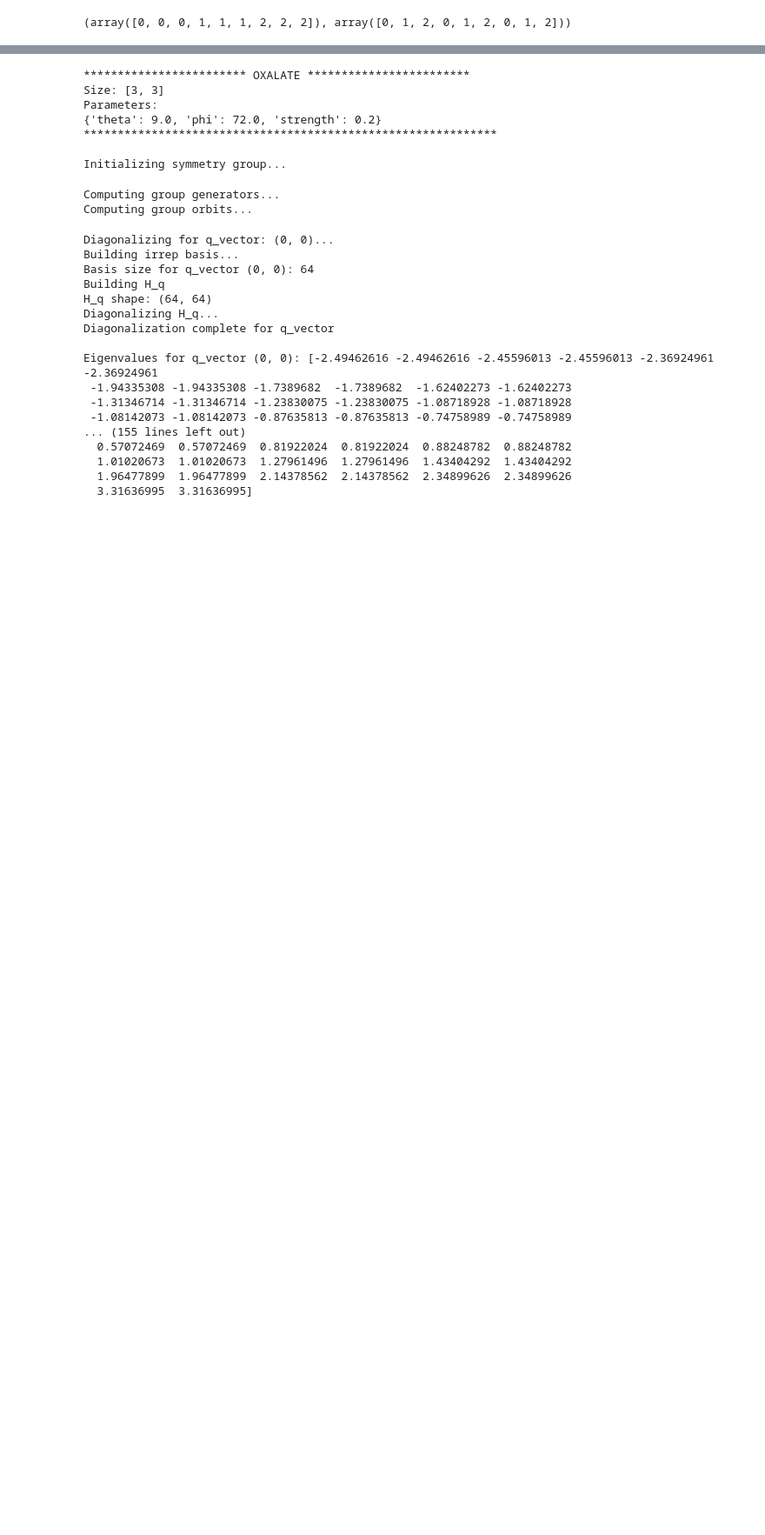
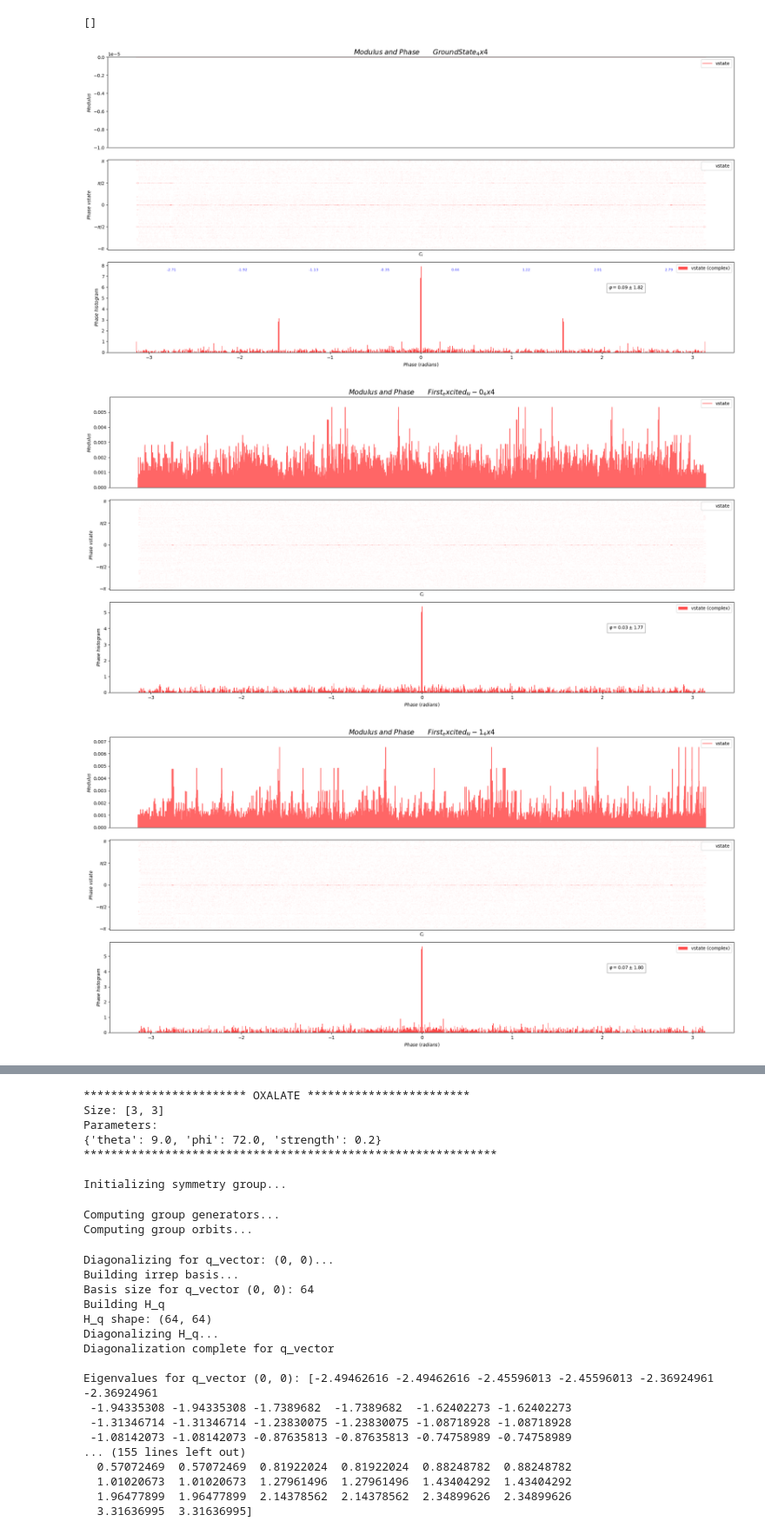
Before and after one commit to IvanHuarte/NNs, a Jupyter notebook: experiment.ipynb, the cells around one changed output, grey strips where cells are left out. Shown at 87% size. Cells and saved outputs as stored; diff of their text form; code cells hidden in the pictures; blank space fills up the shorter version.

```diff
--- a/experiment.ipynb
+++ b/experiment.ipynb
@@ -58,3 +77,20 @@ import numpy
 # %%
+labels = ["GroundState_4x4", "First_excited_N-0_4x4", "First_excited_N-1_4x4"]
-# %% [output]
-(array([0, 0, 0, 1, 1, 1, 2, 2, 2]), array([0, 1, 2, 0, 1, 2, 0, 1, 2]))
+# %%
+import matplotlib.pyplot as plt
+import matplotlib.transforms as mtransforms
+
+from NN_module.observables import modphase
+from NN_module.dynamic_plots import batch_modphase_plotter
+
+x_ED_Z2err = (x_ED - x_ED[:,::-1])
+
+# list(batch_modphase_plotter(x_ED_Z2err, labels=labels, write_folder="/home/ihuarte/Escritorio/Ivan/NNs/3_states_study/modphase_Z2error/"))
+x = x_ED[0]+x_ED[0, ::-1]
+x /= jnp.abs(x).sum()
+list(batch_modphase_plotter(x_ED, labels=labels))
+# %% [output]
+[]
+[figure, added]
+[figure, added]
+[figure, added]
```
Also changed, not shown: parts of 11 cells of this notebook, 7 other files.
